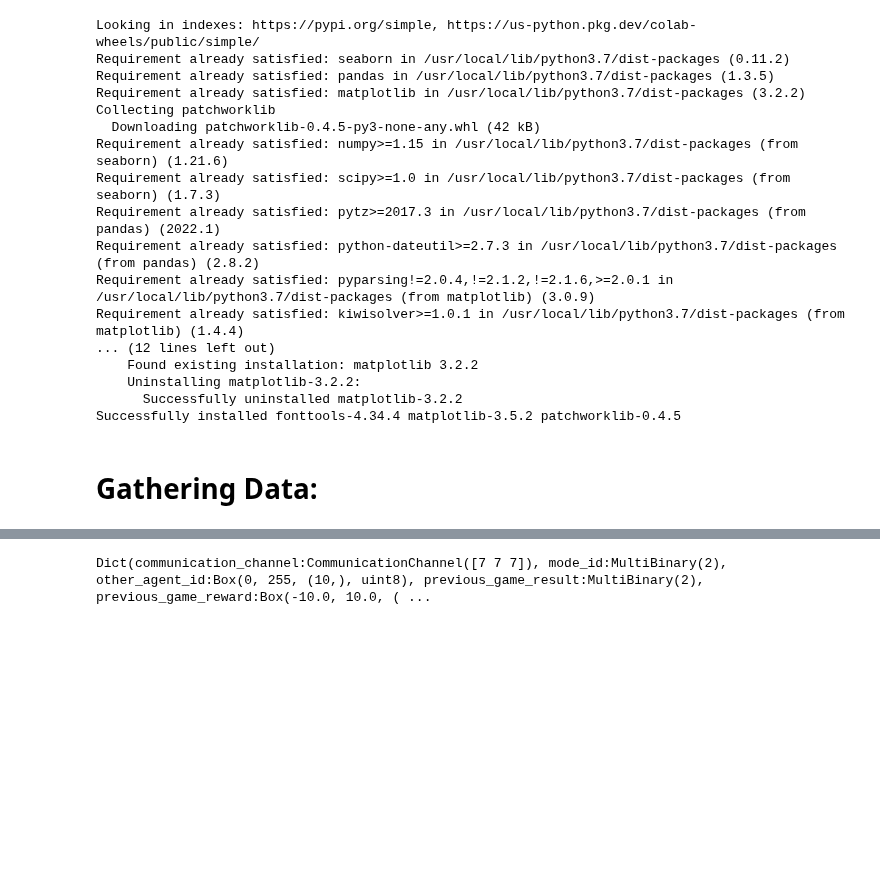
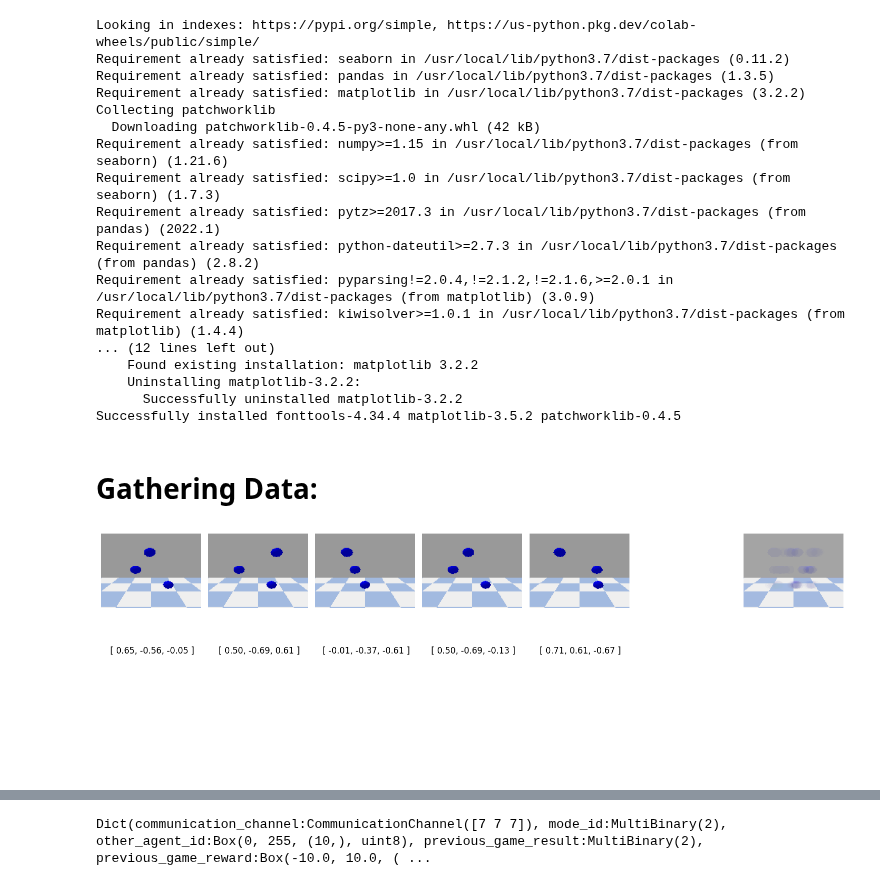
Before and after one commit to Near32/SymbolicBehaviourBenchmark, a Jupyter notebook: data_visualisation.ipynb, the cells around one changed output, grey strips where cells are left out. Cells and saved outputs as stored; diff of their text form; code cells hidden in the pictures; blank space fills up the shorter version.

Commit message:
Update with 2D and 3D visual domains, default is SCS.

```diff
--- a/data_visualisation.ipynb
+++ b/data_visualisation.ipynb
@@ -71,13 +71,15 @@ config = {
     "descriptive": True,
     "nbr_latents": 3,
     "min_nbr_values_per_latent": 2,
-    "max_nbr_values_per_latent": 5,
-    "nbr_object_centric_samples": 16,
+    "max_nbr_values_per_latent": 3, #5,
+    "nbr_object_centric_samples": 8,
     "nbr_distractors": 0,
     "use_communication_channel_permutations": True,
     "allow_listener_query": False,
     "provide_listener_feedback": True,
-    "sampling_strategy": "component-focused-2shots",
+    #"sampling_strategy": "component-focused-1shot",
+    "sampling_strategy": "component-focused-8shots",
+    "domain": "3D",
 }
 
 env = gym.make(env_name, **config)
@@ -83,0 +89,64 @@ env = gym.make(env_name, **config)
+# %%
+import matplotlib.pyplot as plt
+import numpy as np
+
+# Number of stimuli to generate and plot
+n_stimuli = 5
+
+# Create a plot
+fig = plt.figure(figsize=(15, 6))
+
+# Iterate over stimuli
+done = False
+i = -1
+overlays = []
+while not done:
+    i += 1
+
+    # Generate SCS values
+    if i==0:
+        obs, infos = env.reset()
+        ax_overlay = fig.add_subplot(2, n_stimuli+2, n_stimuli+2)
+
+    speaker_action = env.action_space.sample()
+    listener_action = env.action_space.sample()
+    action = (speaker_action, listener_action)
+    for _ in range(3):
+        obs, rewards, done, infos = env.step(action)
+    scs_values = obs[0]['stimulus']
+
+    # Render the stimulus
+    stimulus_img = obs[0]['stimulus_3D']
+
+    overlays.append(stimulus_img)
+    if i>=n_stimuli:
+        continue
+
+    # Plot the rendered stimulus on the top row
+    ax_img = fig.add_subplot(2, n_stimuli+2, i + 1)
+    ax_img.imshow(stimulus_img)
+    ax_img.axis('off')  # Hide axis
+
+    # Plot the SCS representation as text on the bottom row
+    ax_txt = fig.add_subplot(2, n_stimuli+2, n_stimuli+2 + i + 1, projection='3d')
+    text_str = "[ " + ", ".join(f"{val:.2f}" for val in scs_values) + " ]"
+    ax_txt.text(0.5, 0.5, 0.5, text_str, color='black', ha='center', fontsize=12)
+    ax_txt.set_xlim(0, 1)
+    ax_txt.set_ylim(0, 1)
+    ax_txt.set_zlim(0, 0.25)
+    ax_txt.axis('off')  # Hide axis
+
+alpha = 1.0/len(overlays)
+for stimulus_img in overlays:
+    ax_overlay.imshow(stimulus_img, alpha=alpha)
+ax_overlay.axis('off')  # Hide axis
+
+# Show the plot
+plt.tight_layout()
+plt.savefig("./3D_overlay_tight.png")
+plt.show()
+
+# Close the environment
+env.close()
+# %% [output]
+[figure, added]
```
Also changed, not shown: parts of 6 cells of this notebook, 4 other files.
